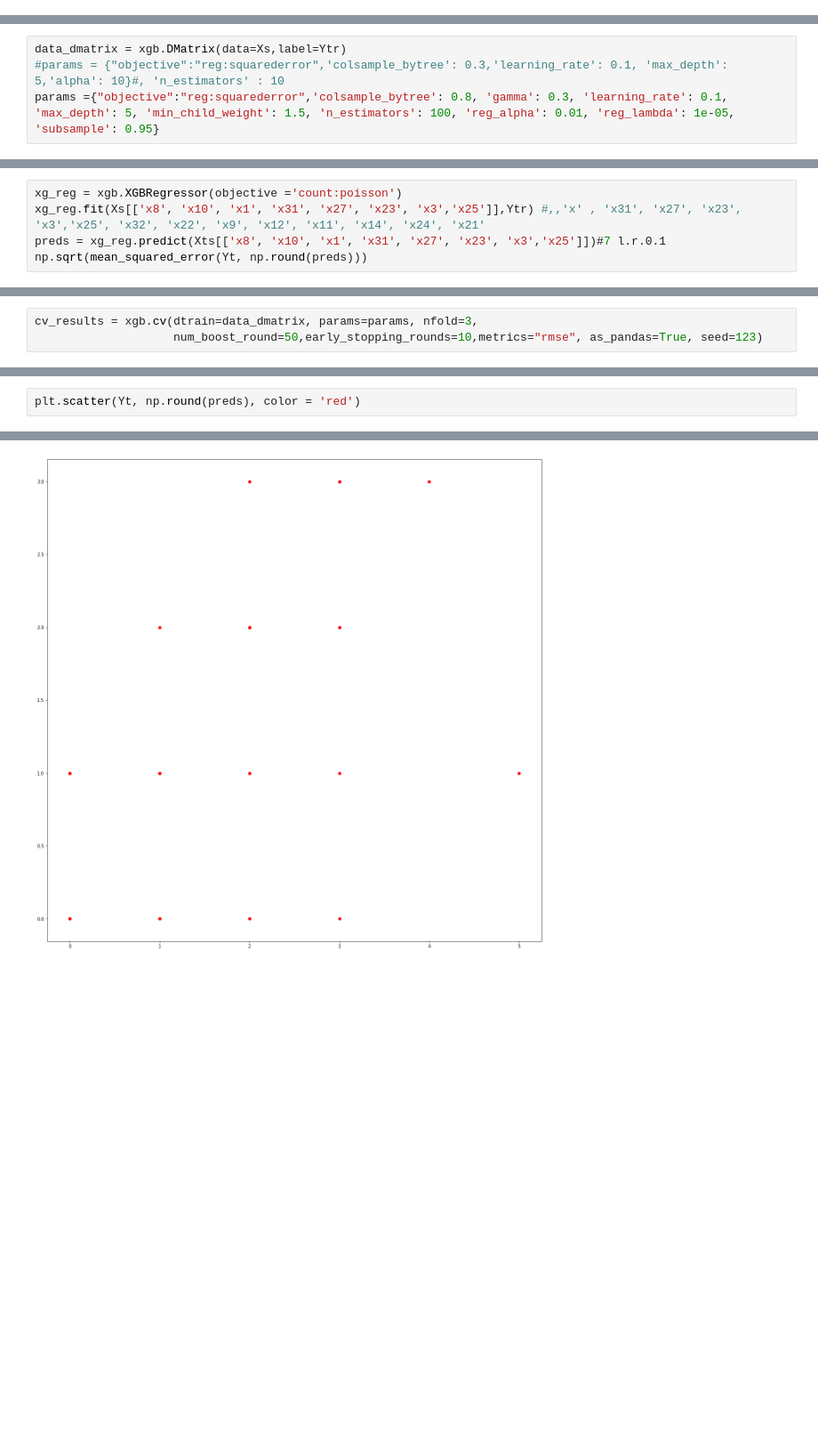
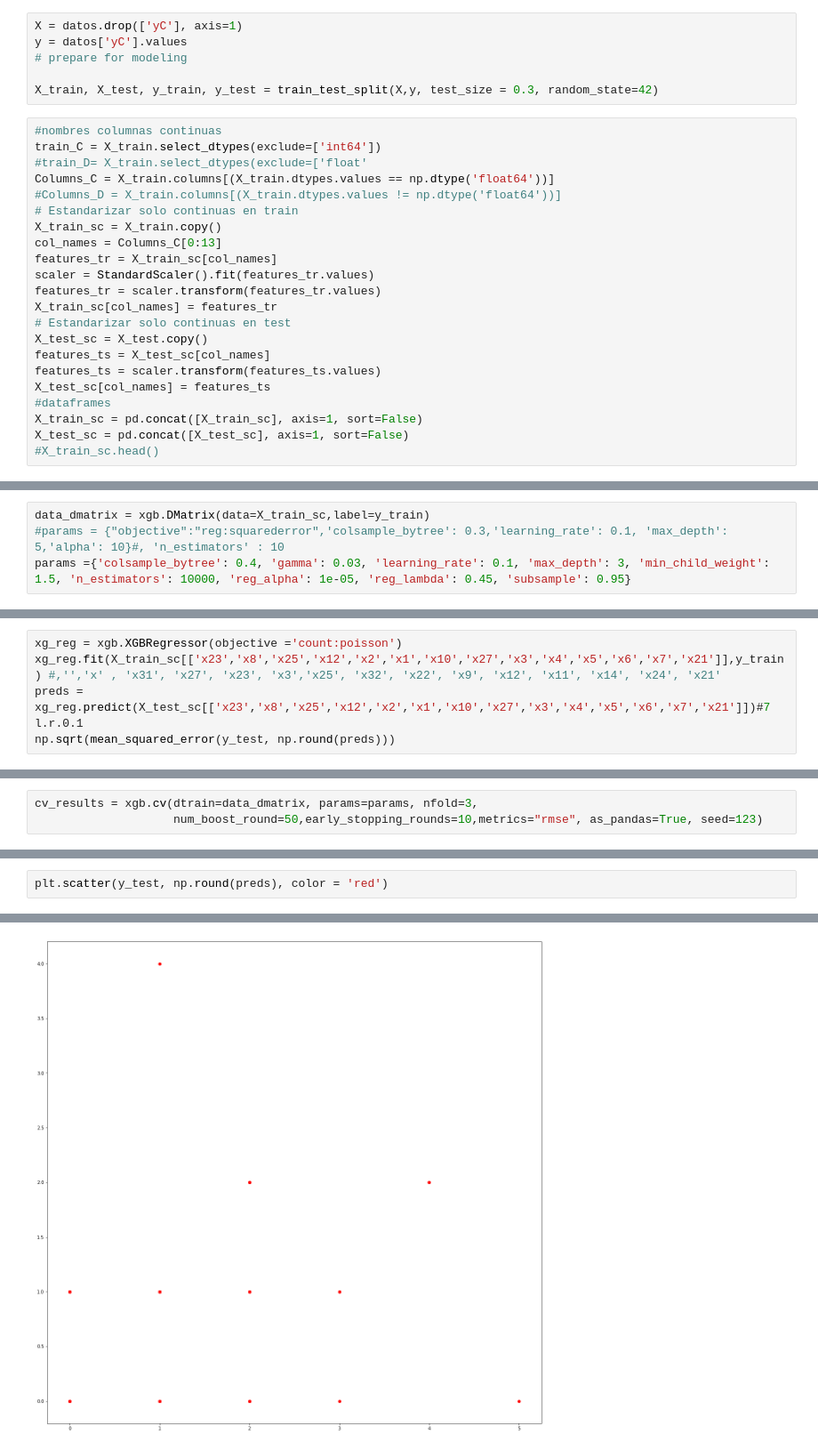
Before and after one commit to lizmosquera/CompetenciaMetodos, a Jupyter notebook: ConteoLiz.ipynb, the cells around one changed output, grey strips where cells are left out. Shown at 89% size. Drawn from its saved outputs; the diff is of its cells as text; blank space fills up the shorter version.

```diff
--- a/ConteoLiz.ipynb
+++ b/ConteoLiz.ipynb
@@ -68,0 +75,28 @@ train_y=Ytr
+# %%
+X = datos.drop(['yC'], axis=1)
+y = datos['yC'].values
+# prepare for modeling
+
+X_train, X_test, y_train, y_test = train_test_split(X,y, test_size = 0.3, random_state=42)
+# %%
+#nombres columnas continuas
+train_C = X_train.select_dtypes(exclude=['int64'])
+#train_D= X_train.select_dtypes(exclude=['float'
+Columns_C = X_train.columns[(X_train.dtypes.values == np.dtype('float64'))]
+#Columns_D = X_train.columns[(X_train.dtypes.values != np.dtype('float64'))]
+# Estandarizar solo continuas en train
+X_train_sc = X_train.copy()
+col_names = Columns_C[0:13]
+features_tr = X_train_sc[col_names]
+scaler = StandardScaler().fit(features_tr.values)
+features_tr = scaler.transform(features_tr.values)
+X_train_sc[col_names] = features_tr
+# Estandarizar solo continuas en test
+X_test_sc = X_test.copy()
+features_ts = X_test_sc[col_names]
+features_ts = scaler.transform(features_ts.values)
+X_test_sc[col_names] = features_ts
+#dataframes
+X_train_sc = pd.concat([X_train_sc], axis=1, sort=False)
+X_test_sc = pd.concat([X_test_sc], axis=1, sort=False)
+#X_train_sc.head()
@@ -121,7 +160,7 @@ best score
 # %%
-data_dmatrix = xgb.DMatrix(data=Xs,label=Ytr)
+data_dmatrix = xgb.DMatrix(data=X_train_sc,label=y_train)
 #params = {"objective":"reg:squarederror",'colsample_bytree': 0.3,'learning_rate': 0.1, 'max_depth': 5,'alpha': 10}#, 'n_estimators' : 10
-params ={"objective":"reg:squarederror",'colsample_bytree': 0.8, 'gamma': 0.3, 'learning_rate': 0.1, 'max_depth': 5, 'min_child_weight': 1.5, 'n_estimators': 100, 'reg_alpha': 0.01, 'reg_lambda': 1e-05, 'subsample': 0.95}
+params ={'colsample_bytree': 0.4, 'gamma': 0.03, 'learning_rate': 0.1, 'max_depth': 3, 'min_child_weight': 1.5, 'n_estimators': 10000, 'reg_alpha': 1e-05, 'reg_lambda': 0.45, 'subsample': 0.95}
 # %%
 xg_reg = xgb.train(params=params, dtrain=data_dmatrix, num_boost_round=10)
 # %%
@@ -133,6 +172,6 @@ plt.show()
 # %%
 xg_reg = xgb.XGBRegressor(objective ='count:poisson')
-xg_reg.fit(Xs[['x8', 'x10', 'x1', 'x31', 'x27', 'x23', 'x3','x25']],Ytr) #,,'x' , 'x31', 'x27', 'x23', 'x3','x25', 'x32', 'x22', 'x9', 'x12', 'x11', 'x14', 'x24', 'x21'
-preds = xg_reg.predict(Xts[['x8', 'x10', 'x1', 'x31', 'x27', 'x23', 'x3','x25']])#7 l.r.0.1
-np.sqrt(mean_squared_error(Yt, np.round(preds)))
+xg_reg.fit(X_train_sc[['x23','x8','x25','x12','x2','x1','x10','x27','x3','x4','x5','x6','x7','x21']],y_train) #,'','x' , 'x31', 'x27', 'x23', 'x3','x25', 'x32', 'x22', 'x9', 'x12', 'x11', 'x14', 'x24', 'x21'
+preds = xg_reg.predict(X_test_sc[['x23','x8','x25','x12','x2','x1','x10','x27','x3','x4','x5','x6','x7','x21']])#7 l.r.0.1
+np.sqrt(mean_squared_error(y_test, np.round(preds)))
 # %% [output]
@@ -162,5 +228,5 @@ Name: test-rmse-mean, dtype: float64
 # %%
-plt.scatter(Yt, np.round(preds), color = 'red')
+plt.scatter(y_test, np.round(preds), color = 'red')
 # %% [output]
 <matplotlib.collections.PathCollection at 0x...>
-[figure, old version]
+[figure, new version]
```
Also changed, not shown: parts of 25 cells of this notebook.
